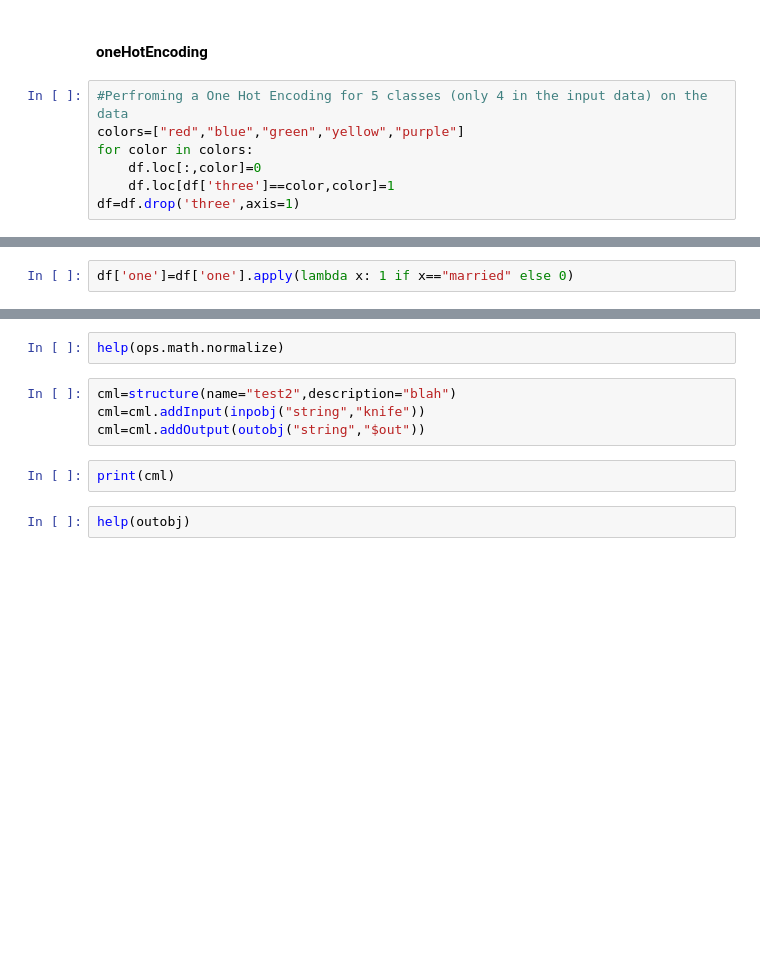
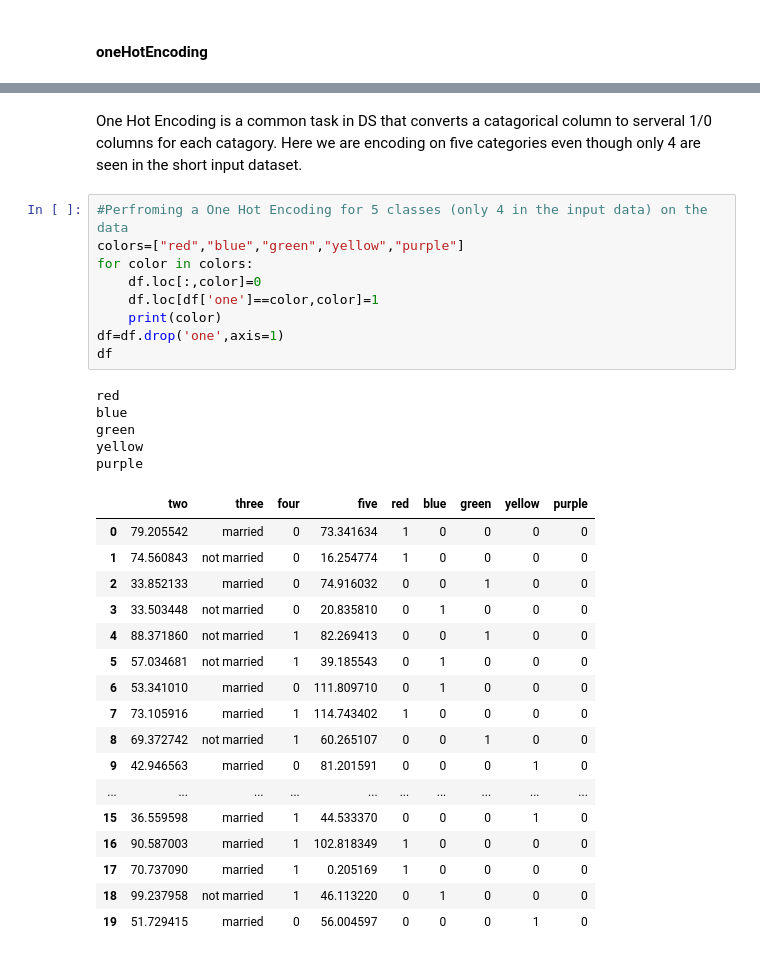
Before and after one commit to TIBCOSoftware/catalystml, a Jupyter notebook: tools/python_builder/using_cml_generator.ipynb, the cells around one changed output, grey strips where cells are left out. Drawn from its saved outputs; the diff is of its cells as text; blank space fills up the shorter version.

```diff
--- a/tools/python_builder/using_cml_generator.ipynb
+++ b/tools/python_builder/using_cml_generator.ipynb
@@ -79,9 +140,2 @@ cml=cml.addInput(inobj(typ,label))
 # %% [markdown]
 #### oneHotEncoding
-# %%
-#Perfroming a One Hot Encoding for 5 classes (only 4 in the input data) on the data
-colors=["red","blue","green","yellow","purple"]
-for color in colors:
-    df.loc[:,color]=0
-    df.loc[df['three']==color,color]=1
-df=df.drop('three',axis=1)
@@ -121,2 +141,0 @@ cml=cml.addOps(
-# %%
-df['one']=df['one'].apply(lambda x: 1 if x=="married" else 0)
@@ -249,10 +142,34 @@ NameError: name 'reshape' is not defined
-# %%
-help(ops.math.normalize)
-# %%
-cml=structure(name="test2",description="blah")
-cml=cml.addInput(inpobj("string","knife"))
-cml=cml.addOutput(outobj("string","$out"))
-# %%
-print(cml)
-# %%
-help(outobj)
+# %% [markdown]
+<p>One Hot Encoding is a common task in DS that converts a catagorical column to serveral 1/0 columns for each catagory.  Here we are encoding on five categories even though only 4 are seen in the short input dataset.</p>
+# %%
+#Perfroming a One Hot Encoding for 5 classes (only 4 in the input data) on the data
+colors=["red","blue","green","yellow","purple"]
+for color in colors:
+    df.loc[:,color]=0
+    df.loc[df['one']==color,color]=1
+    print(color)
+df=df.drop('one',axis=1)
+df
+# %% [output]
+red
+blue
+green
+yellow
+purple
+|  | two | three | four | five | red | blue | green | yellow | purple |
+| 0 | 79.205542 | married | 0 | 73.341634 | 1 | 0 | 0 | 0 | 0 |
+| 1 | 74.560843 | not married | 0 | 16.254774 | 1 | 0 | 0 | 0 | 0 |
+| 2 | 33.852133 | married | 0 | 74.916032 | 0 | 0 | 1 | 0 | 0 |
+| 3 | 33.503448 | not married | 0 | 20.835810 | 0 | 1 | 0 | 0 | 0 |
+| 4 | 88.371860 | not married | 1 | 82.269413 | 0 | 0 | 1 | 0 | 0 |
+| 5 | 57.034681 | not married | 1 | 39.185543 | 0 | 1 | 0 | 0 | 0 |
+| 6 | 53.341010 | married | 0 | 111.809710 | 0 | 1 | 0 | 0 | 0 |
+| 7 | 73.105916 | married | 1 | 114.743402 | 1 | 0 | 0 | 0 | 0 |
+| 8 | 69.372742 | not married | 1 | 60.265107 | 0 | 0 | 1 | 0 | 0 |
+| 9 | 42.946563 | married | 0 | 81.201591 | 0 | 0 | 0 | 1 | 0 |
+| ... | ... | ... | ... | ... | ... | ... | ... | ... | ... |
+| 15 | 36.559598 | married | 1 | 44.533370 | 0 | 0 | 0 | 1 | 0 |
+| 16 | 90.587003 | married | 1 | 102.818349 | 1 | 0 | 0 | 0 | 0 |
+| 17 | 70.737090 | married | 1 | 0.205169 | 1 | 0 | 0 | 0 | 0 |
+| 18 | 99.237958 | not married | 1 | 46.113220 | 0 | 1 | 0 | 0 | 0 |
+| 19 | 51.729415 | married | 0 | 56.004597 | 0 | 0 | 0 | 1 | 0 |
```
Also changed, not shown: parts of 47 cells of this notebook, 6 other files.
